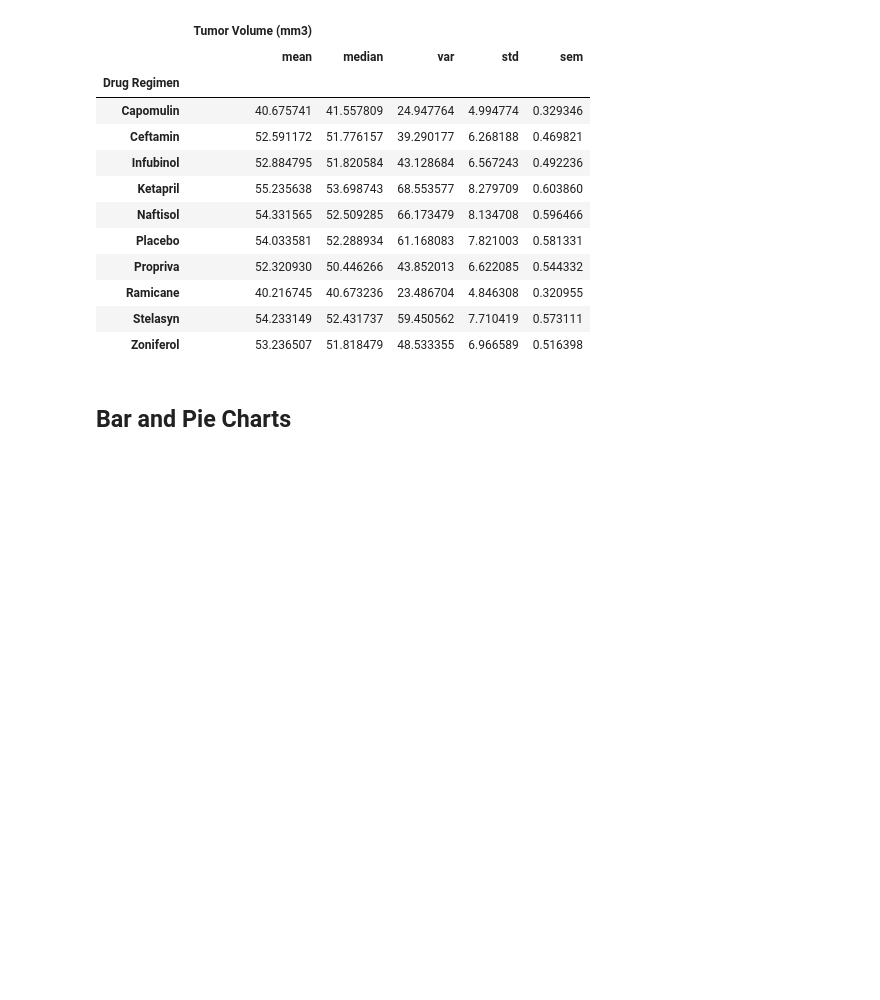
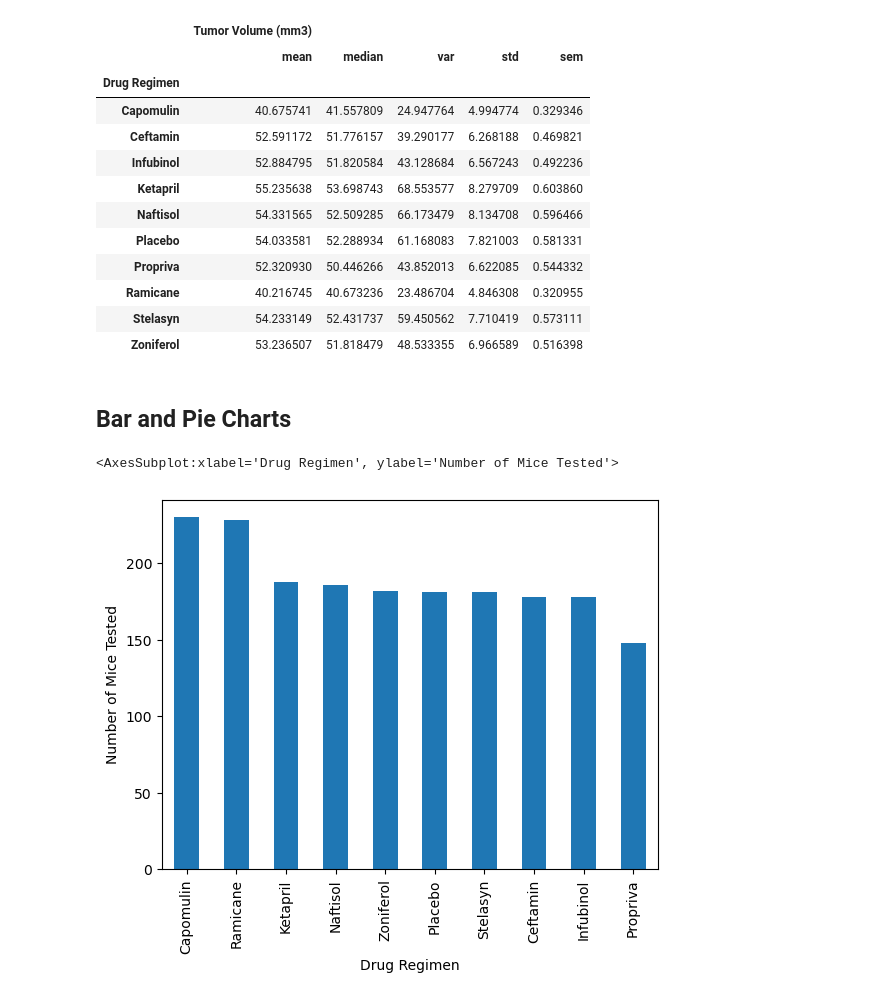
Before and after one commit to KevinMosweu/matplotlib-challenge, a Jupyter notebook: Pymaceuticals/Pymaceuticals.ipynb, the cells around one changed output. Cells and saved outputs as stored; diff of their text form; code cells hidden in the pictures; blank space fills up the shorter version.

```diff
--- a/Pymaceuticals/Pymaceuticals.ipynb
+++ b/Pymaceuticals/Pymaceuticals.ipynb
@@ -128,3 +129,11 @@ tumor_vol_stats2
 | Zoniferol | 53.236507 | 51.818479 | 48.533355 | 6.966589 | 0.516398 |
 # %% [markdown]
 ## Bar and Pie Charts
+# %%
+# Generating bar plot showing total number of timepoints for all mice tested for each drug regimen with Pandas
+# Using previous drug regimen groupby object
+timepoints_by_regimen = by_regimen['Timepoint'].count().sort_values(ascending=False)
+timepoints_by_regimen.plot(kind='bar', ylabel='Number of Mice Tested')
+# %% [output]
+<AxesSubplot:xlabel='Drug Regimen', ylabel='Number of Mice Tested'>
+[figure, added]
```
Also changed, not shown: parts of 12 cells of this notebook.
